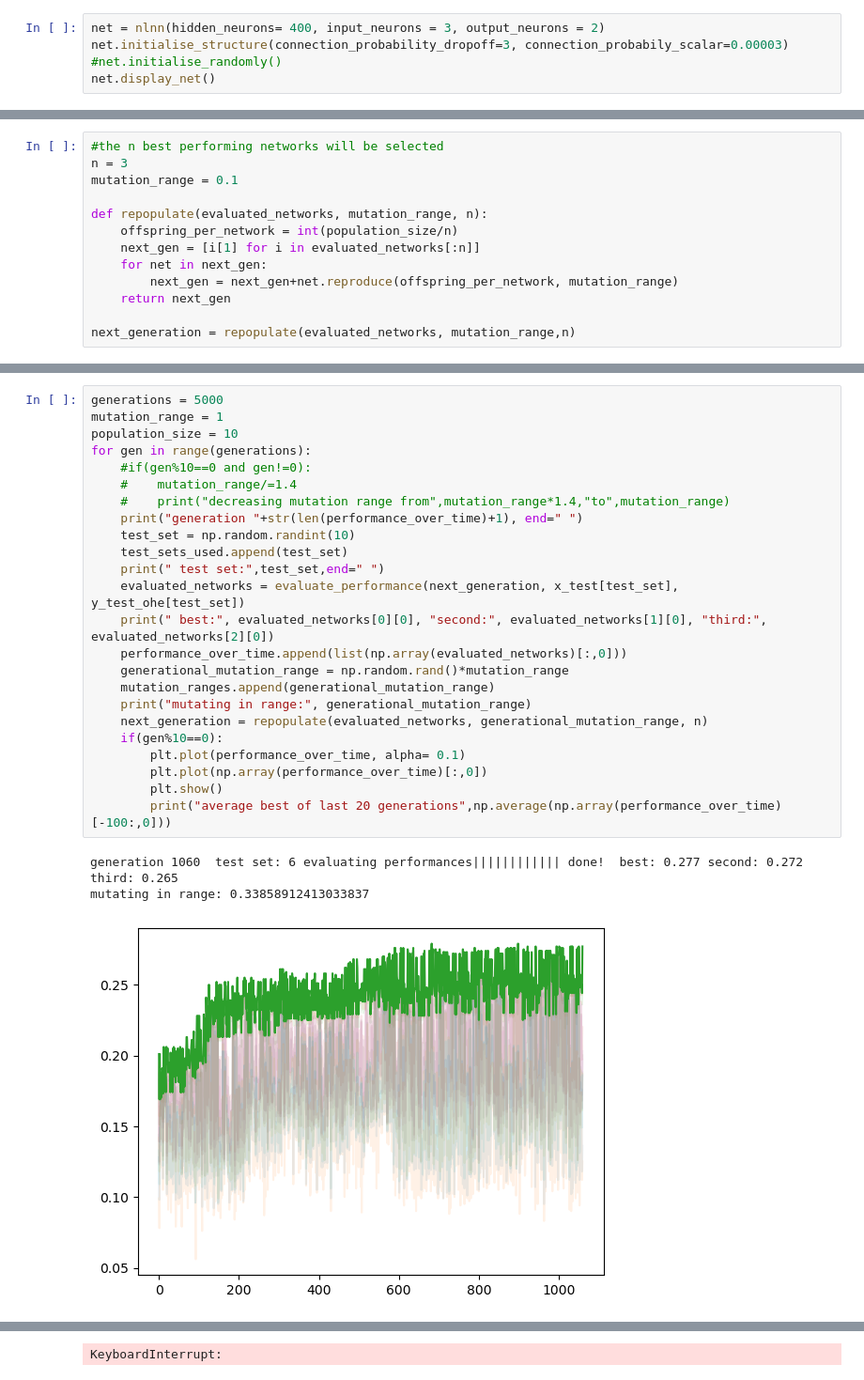
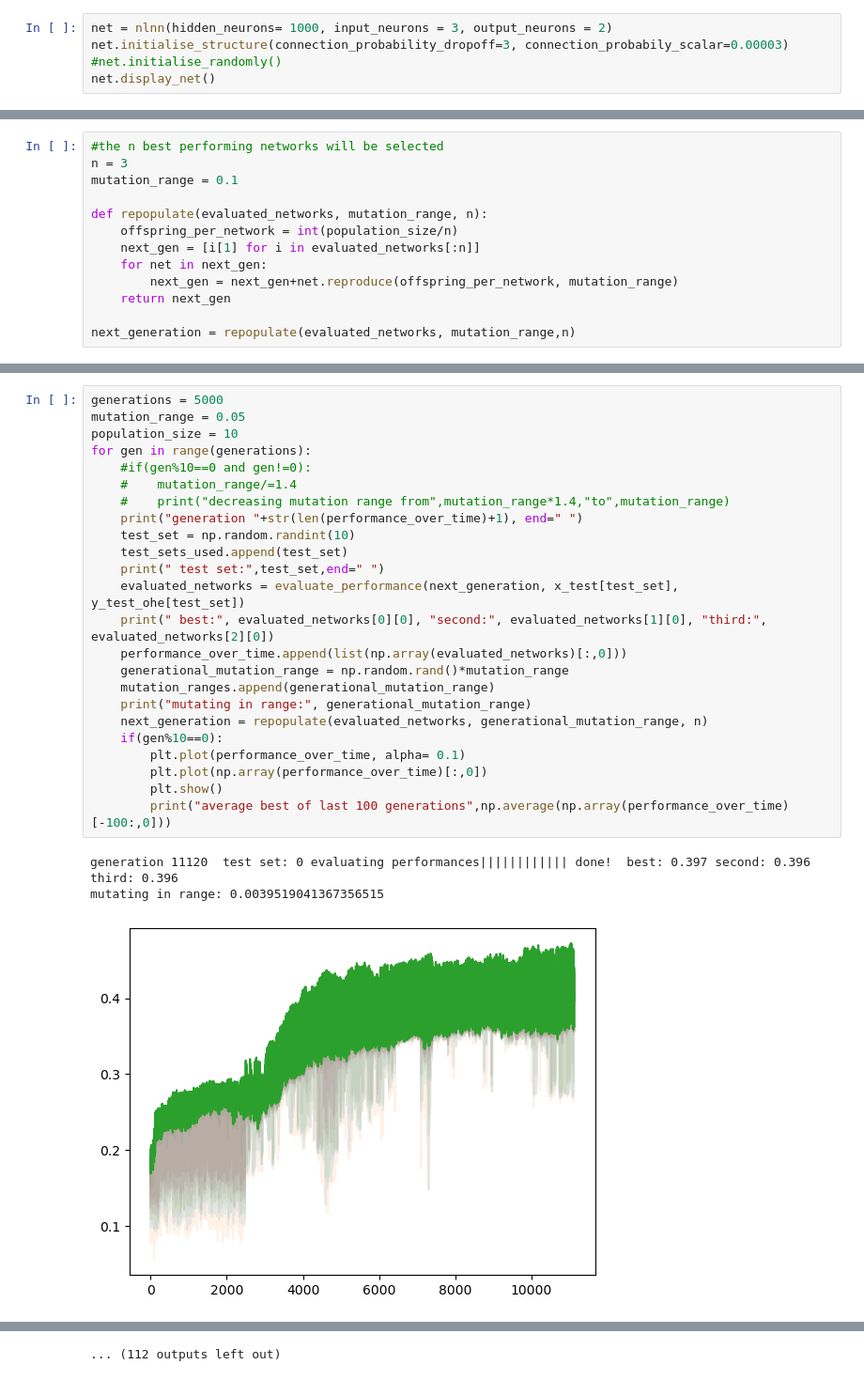
Before and after one commit to HannesThurnherr/Bachelor_Thesis, a Jupyter notebook: evolutionary nlnn pipeline-mnist.ipynb, the cells around one changed output, grey strips where cells are left out. Shown at 94% size. Saved outputs shown, nothing was run; the diff lists cells and outputs as text.

```diff
--- a/evolutionary nlnn pipeline-mnist.ipynb
+++ b/evolutionary nlnn pipeline-mnist.ipynb
@@ -9,5 +37,5 @@ from non_layered_neural_net import nlnn
 # %%
-net = nlnn(hidden_neurons= 400, input_neurons = 3, output_neurons = 2)
+net = nlnn(hidden_neurons= 1000, input_neurons = 3, output_neurons = 2)
 net.initialise_structure(connection_probability_dropoff=3, connection_probabily_scalar=0.00003)
 #net.initialise_randomly()
 net.display_net()
@@ -192,28 +234,28 @@ for i in performance_over_time:
 # %%
 generations = 5000
-mutation_range = 1
+mutation_range = 0.05
 population_size = 10
 for gen in range(generations):
     #if(gen%10==0 and gen!=0):
     #    mutation_range/=1.4
     #    print("decreasing mutation range from",mutation_range*1.4,"to",mutation_range)
     print("generation "+str(len(performance_over_time)+1), end=" ")
     test_set = np.random.randint(10)
     test_sets_used.append(test_set)
     print(" test set:",test_set,end=" ")
     evaluated_networks = evaluate_performance(next_generation, x_test[test_set], y_test_ohe[test_set])
     print(" best:", evaluated_networks[0][0], "second:", evaluated_networks[1][0], "third:", evaluated_networks[2][0])
     performance_over_time.append(list(np.array(evaluated_networks)[:,0]))
     generational_mutation_range = np.random.rand()*mutation_range
     mutation_ranges.append(generational_mutation_range)
     print("mutating in range:", generational_mutation_range)
     next_generation = repopulate(evaluated_networks, generational_mutation_range, n)
     if(gen%10==0):
         plt.plot(performance_over_time, alpha= 0.1)
         plt.plot(np.array(performance_over_time)[:,0])
         plt.show()
-        print("average best of last 20 generations",np.average(np.array(performance_over_time)[-100:,0]))
+        print("average best of last 100 generations",np.average(np.array(performance_over_time)[-100:,0]))
 # %% [output]
-generation 1060  test set: 6 evaluating performances|||||||||||| done!  best: 0.277 second: 0.272 third: 0.265
-mutating in range: 0.33858912413033837
+generation 11120  test set: 0 evaluating performances|||||||||||| done!  best: 0.397 second: 0.396 third: 0.396
+mutating in range: 0.0039519041367356515
-[figure, old version]
+[figure, new version]
@@ -306 +352 @@ generation 1107  test set: 6 evaluating performances||||
-KeyboardInterrupt:
+... (112 outputs left out)
```
Also changed, not shown: parts of 19 cells of this notebook, 9 other files.
